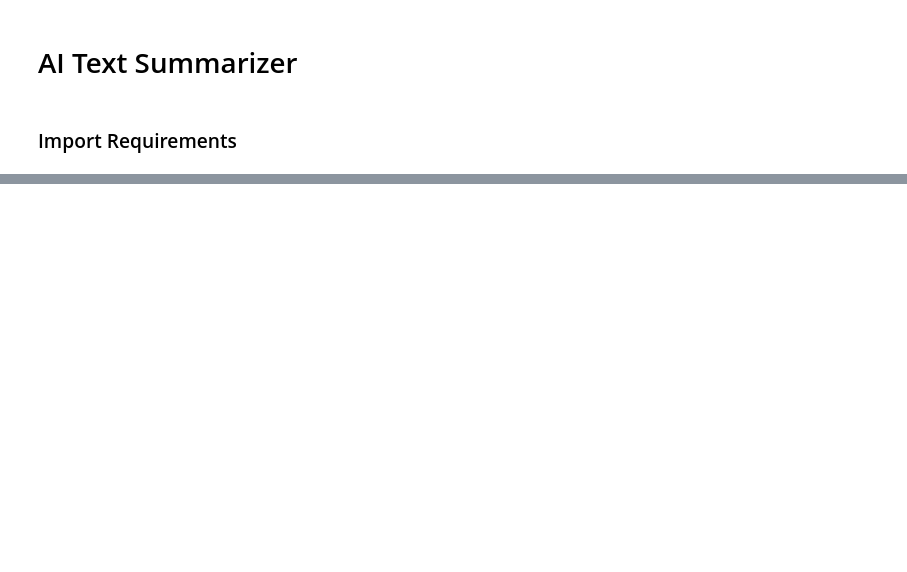
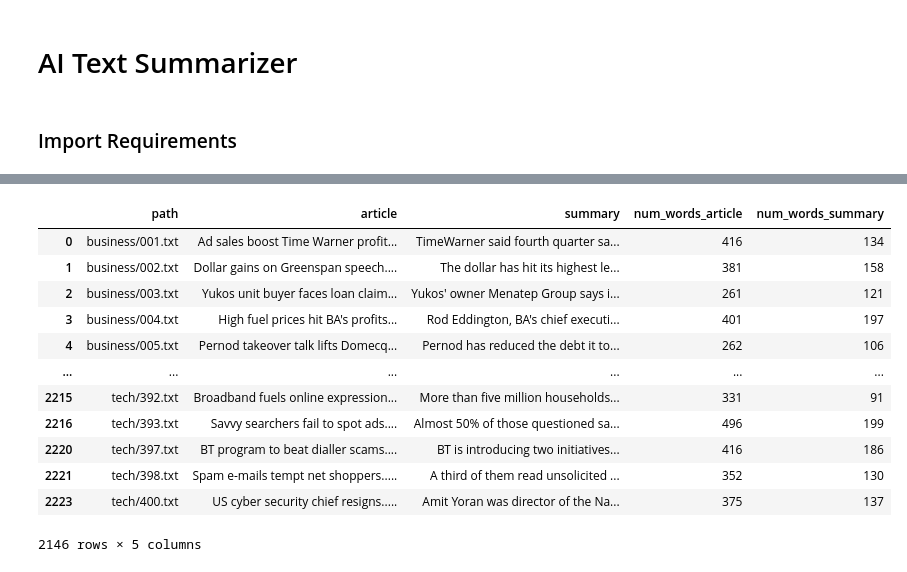
Before and after one commit to bernicelau430/ai-text-summarizer, a Jupyter notebook: text-summarizer.ipynb, the cells around one changed output, grey strips where cells are left out. Drawn from its saved outputs; the diff is of its cells as text; code cells hidden in the pictures; blank space fills up the shorter version.

```diff
--- a/text-summarizer.ipynb
+++ b/text-summarizer.ipynb
@@ -118,0 +369,19 @@ executing.executing.NotOneValueFound: Expected one value, found 0
+# %%
+# removing the samples of very long sequences
+
+new_df = df[(df['num_words_summary'] <= summary_upper_whisker) & (df['num_words_article'] <= article_upper_whisker)]
+new_df
+# %% [output]
+|  | path | article | summary | num_words_article | num_words_summary |
+| 0 | business/001.txt | Ad sales boost Time Warner profit... | TimeWarner said fourth quarter sa... | 416 | 134 |
+| 1 | business/002.txt | Dollar gains on Greenspan speech.... | The dollar has hit its highest le... | 381 | 158 |
+| 2 | business/003.txt | Yukos unit buyer faces loan claim... | Yukos' owner Menatep Group says i... | 261 | 121 |
+| 3 | business/004.txt | High fuel prices hit BA's profits... | Rod Eddington, BA's chief executi... | 401 | 197 |
+| 4 | business/005.txt | Pernod takeover talk lifts Domecq... | Pernod has reduced the debt it to... | 262 | 106 |
+| ... | ... | ... | ... | ... | ... |
+| 2215 | tech/392.txt | Broadband fuels online expression... | More than five million households... | 331 | 91 |
+| 2216 | tech/393.txt | Savvy searchers fail to spot ads.... | Almost 50% of those questioned sa... | 496 | 199 |
+| 2220 | tech/397.txt | BT program to beat dialler scams.... | BT is introducing two initiatives... | 416 | 186 |
+| 2221 | tech/398.txt | Spam e-mails tempt net shoppers..... | A third of them read unsolicited ... | 352 | 130 |
+| 2223 | tech/400.txt | US cyber security chief resigns..... | Amit Yoran was director of the Na... | 375 | 137 |
+2146 rows × 5 columns
```
Also changed, not shown: parts of 26 cells of this notebook.
